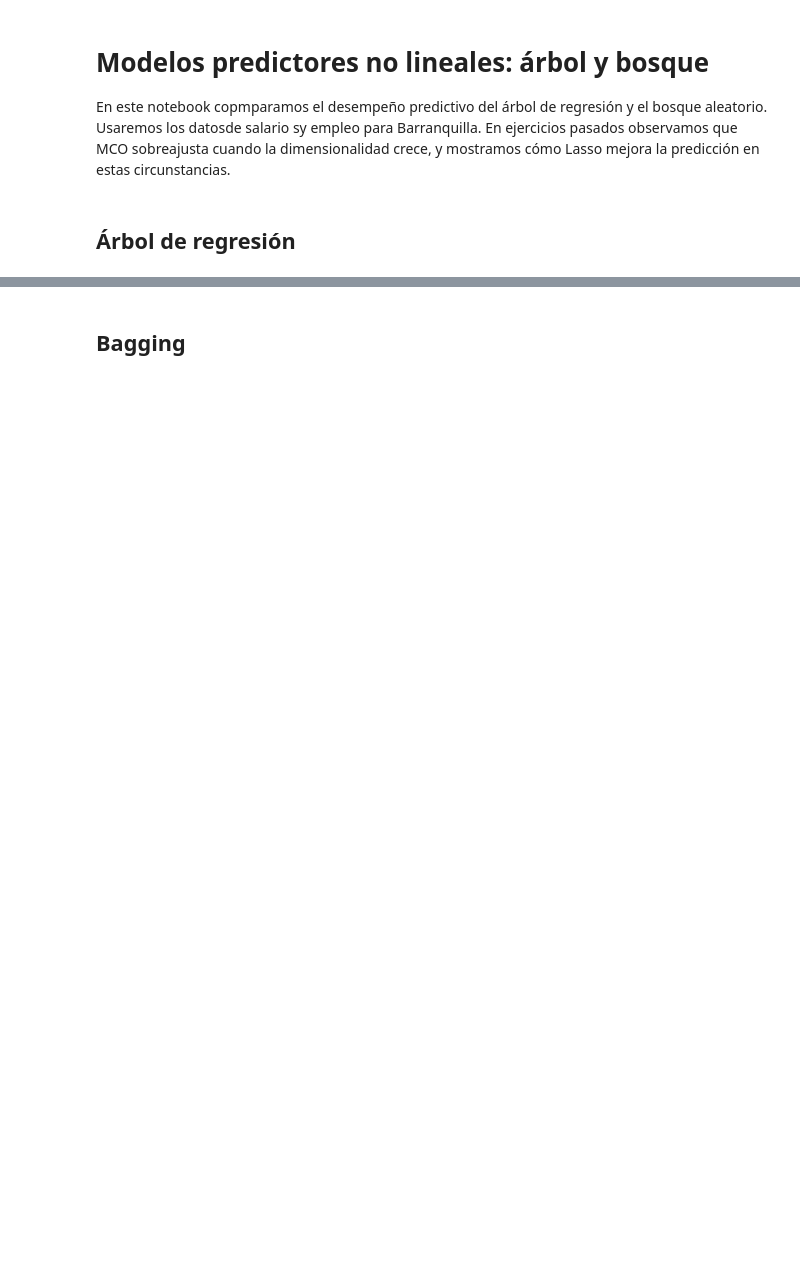
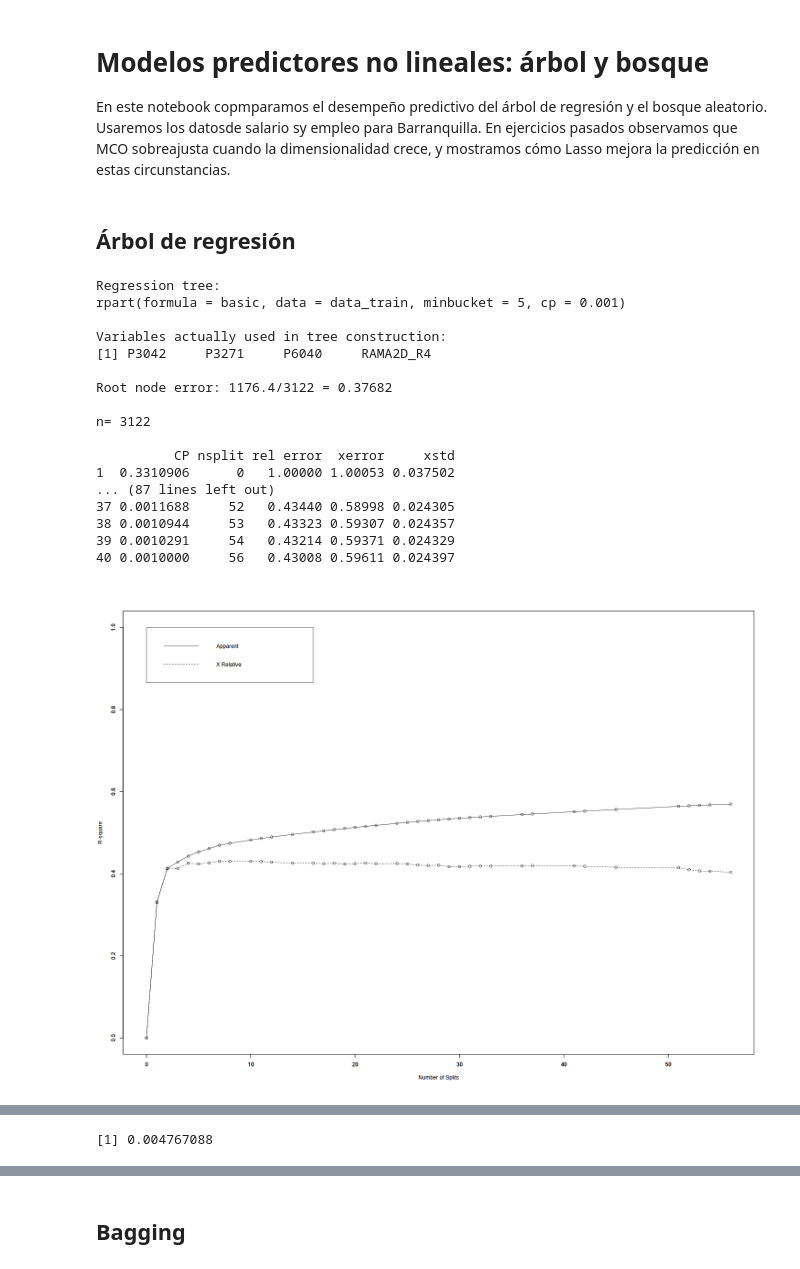
Before and after one commit to andvarga-eco/econometrics_ml, a Jupyter notebook: notebooks/randomForest.ipynb, the cells around one changed output, grey strips where cells are left out. Drawn from its saved outputs; the diff is of its cells as text; code cells hidden in the pictures; blank space fills up the shorter version.

```diff
--- a/notebooks/randomForest.ipynb
+++ b/notebooks/randomForest.ipynb
@@ -25,6 +25,25 @@ data_test <- data[-training, ]
 ## Árbol de regresión
 # %%
 basic<-lw~(P3271+P6040+P3042+RAMA2D_R4)
-tree.fit.basic<-rpart(basic,data=data_train,minbucket=5,cp=0.01)
+tree.fit.basic<-rpart(basic,data=data_train,minbucket=5, cp=0.001)
 printcp(tree.fit.basic)
 rsq.rpart((tree.fit.basic))
+# %% [output]
+Regression tree:
+rpart(formula = basic, data = data_train, minbucket = 5, cp = 0.001)
+
+Variables actually used in tree construction:
+[1] P3042     P3271     P6040     RAMA2D_R4
+
+Root node error: 1176.4/3122 = 0.37682
+
+n= 3122
+
+          CP nsplit rel error  xerror     xstd
+1  0.3310906      0   1.00000 1.00053 0.037502
+... (87 lines left out)
+37 0.0011688     52   0.43440 0.58998 0.024305
+38 0.0010944     53   0.43323 0.59307 0.024357
+39 0.0010291     54   0.43214 0.59371 0.024329
+40 0.0010000     56   0.43008 0.59611 0.024397
+[figure, added]
@@ -31,6 +51,8 @@ rsq.rpart((tree.fit.basic))
 # %%
 bestcp <- tree.fit.basic$cptable[which.min(tree.fit.basic$cptable[, "xerror"]), "CP"]
 bestcp
+# %% [output]
+[1] 0.004767088
 # %%
 fit_prunedtree <- prune(tree.fit.basic, cp = bestcp)
 rsq.rpart(fit_prunedtree)
```
Also changed, not shown: parts of 7 cells of this notebook, 1 other file.
